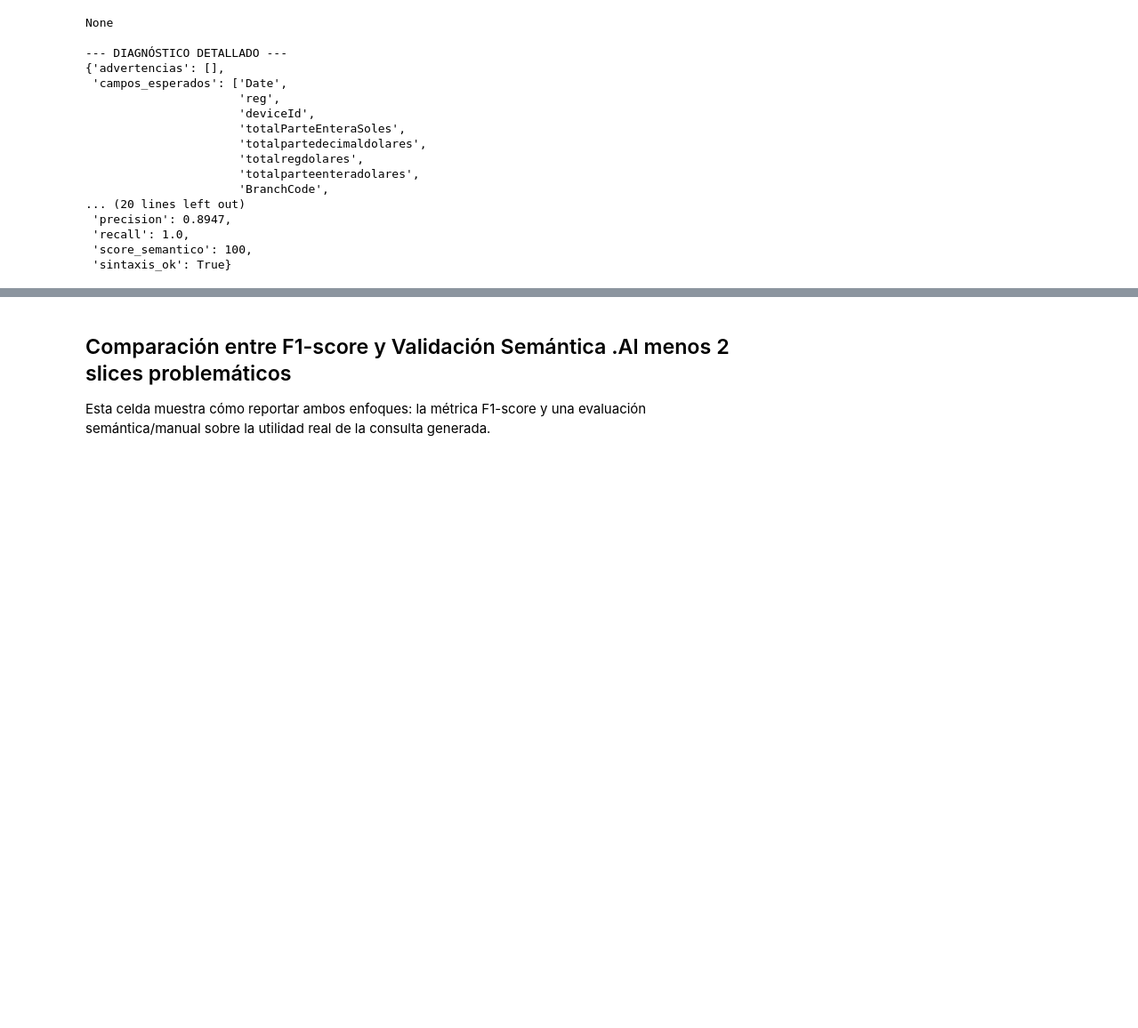
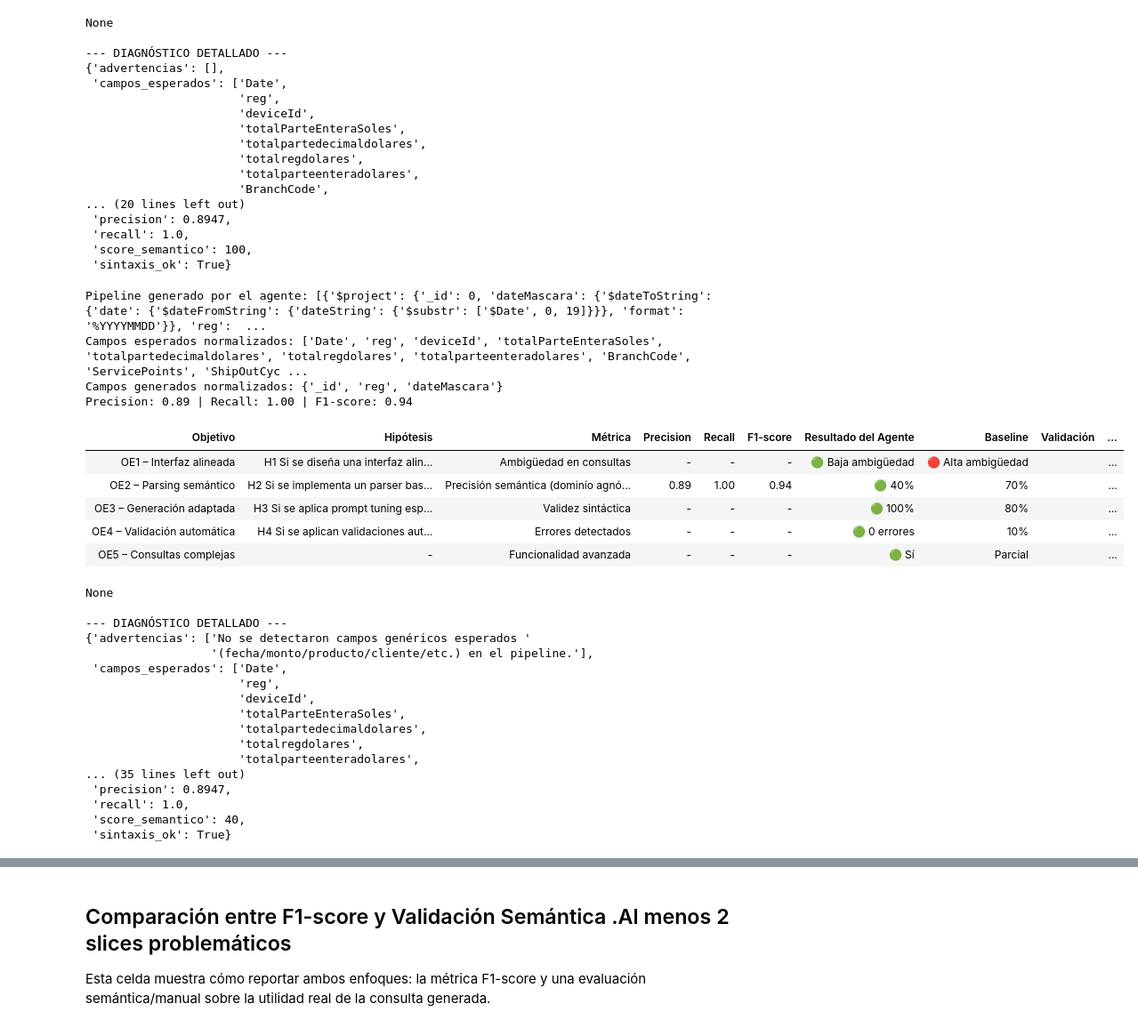
Before and after one commit to AnthonyPortillaCano/DemoSprint1AgenteQueriesProsegur, a Jupyter notebook: notebooks/Semana12.ipynb, the cells around one changed output, grey strips where cells are left out. Shown at 89% size. Saved outputs shown, nothing was run; the diff lists cells and outputs as text; code cells hidden in the pictures; blank space fills up the shorter version.

Commit message:
Se mejoro el temade los slice

```diff
--- a/notebooks/Semana12.ipynb
+++ b/notebooks/Semana12.ipynb
@@ -1682,3 +1684,45 @@ None
  'recall': 1.0,
  'score_semantico': 100,
  'sintaxis_ok': True}
+# %%
+
+
+validator = AgentValidator()
+instruccion = "Proyecta el campo dateMascara como la fecha en formato YYYYMMDD usando los primeros 19 caracteres del campo Date. Proyecta el campo reg concatenando: 1, 003, la fecha en formato YYYYMMDDHHMMSS usando los primeros 99 caracteres del campo Date, 00, 01, un espacio y un salto de línea."
+
+tabla, diag = validator.evaluar_agente(agente, "transactions_collection", instruccion)
+slice_name = diag.get('slice', instruccion)  # Usa instrucción como slice si no hay campo específico
+f1_score = diag.get('f1_score', None)        # Ajusta según cómo guardes la métrica en diag
+
+resultados_individuales.append({"slice": slice_name, "f1_score": f1_score, "score_semantico": diag.get('score_semantico', None)})
+print(tabla)
+print("\n--- DIAGNÓSTICO DETALLADO ---")
+pprint(diag)
+# %% [output]
+Pipeline generado por el agente: [{'$project': {'_id': 0, 'dateMascara': {'$dateToString': {'date': {'$dateFromString': {'dateString': {'$substr': ['$Date', 0, 19]}}}, 'format': '%YYYYMMDD'}}, 'reg':  ...
+Campos esperados normalizados: ['Date', 'reg', 'deviceId', 'totalParteEnteraSoles', 'totalpartedecimaldolares', 'totalregdolares', 'totalparteenteradolares', 'BranchCode', 'ServicePoints', 'ShipOutCyc ...
+Campos generados normalizados: {'_id', 'reg', 'dateMascara'}
+Precision: 0.89 | Recall: 1.00 | F1-score: 0.94
+| Objetivo | Hipótesis | Métrica | Precision | Recall | F1-score | Resultado del Agente | Baseline | Validación | ... |
+| OE1 – Interfaz alineada | H1 Si se diseña una interfaz alin... | Ambigüedad en consultas | - | - | - | 🟢 Baja ambigüedad | 🔴 Alta ambigüedad |  | ... |
+| OE2 – Parsing semántico | H2 Si se implementa un parser bas... | Precisión semántica (dominío agnó... | 0.89 | 1.00 | 0.94 | 🟢 40% | 70% |  | ... |
+| OE3 – Generación adaptada | H3 Si se aplica prompt tuning esp... | Validez sintáctica | - | - | - | 🟢 100% | 80% |  | ... |
+| OE4 – Validación automática | H4 Si se aplican validaciones aut... | Errores detectados | - | - | - | 🟢 0 errores | 10% |  | ... |
+| OE5 – Consultas complejas | - | Funcionalidad avanzada | - | - | - | 🟢 Sí | Parcial |  | ... |
+None
+
+--- DIAGNÓSTICO DETALLADO ---
+{'advertencias': ['No se detectaron campos genéricos esperados '
+                  '(fecha/monto/producto/cliente/etc.) en el pipeline.'],
+ 'campos_esperados': ['Date',
+                      'reg',
+                      'deviceId',
+                      'totalParteEnteraSoles',
+                      'totalpartedecimaldolares',
+                      'totalregdolares',
+                      'totalparteenteradolares',
+... (35 lines left out)
+ 'precision': 0.8947,
+ 'recall': 1.0,
+ 'score_semantico': 40,
+ 'sintaxis_ok': True}
```
Also changed, not shown: parts of 9 cells of this notebook, 2 other files.
